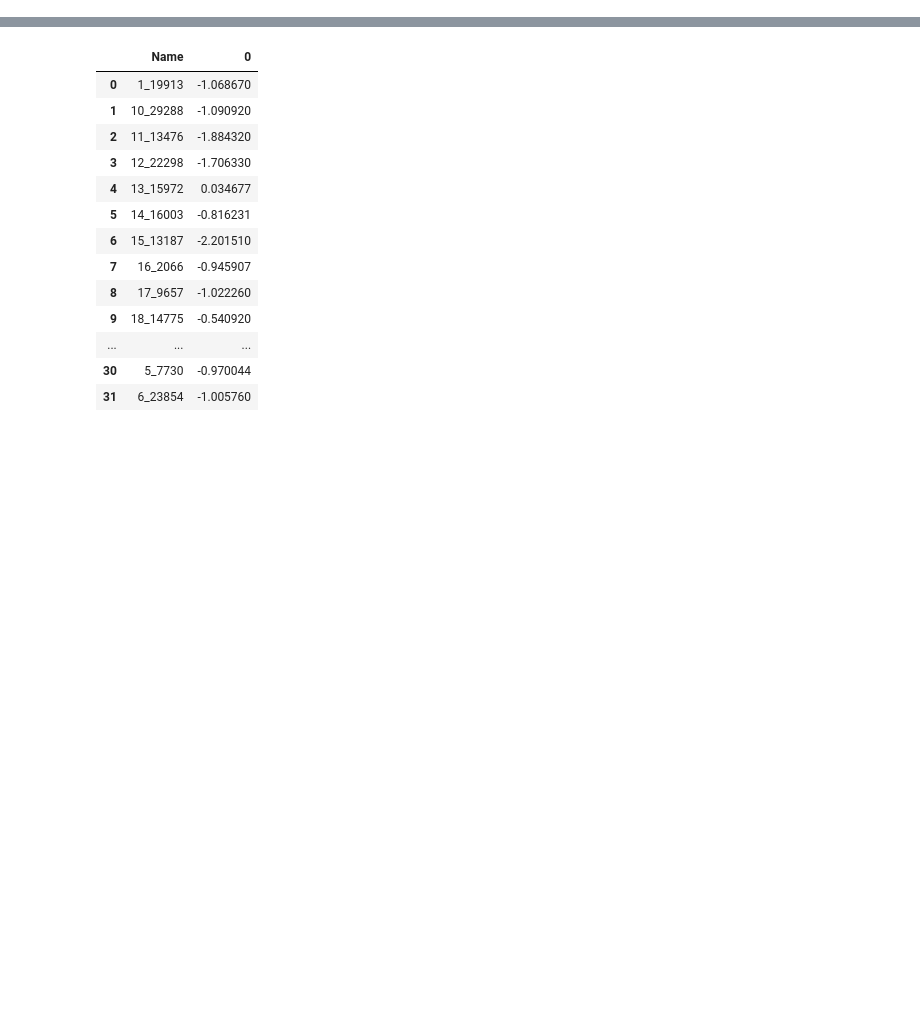
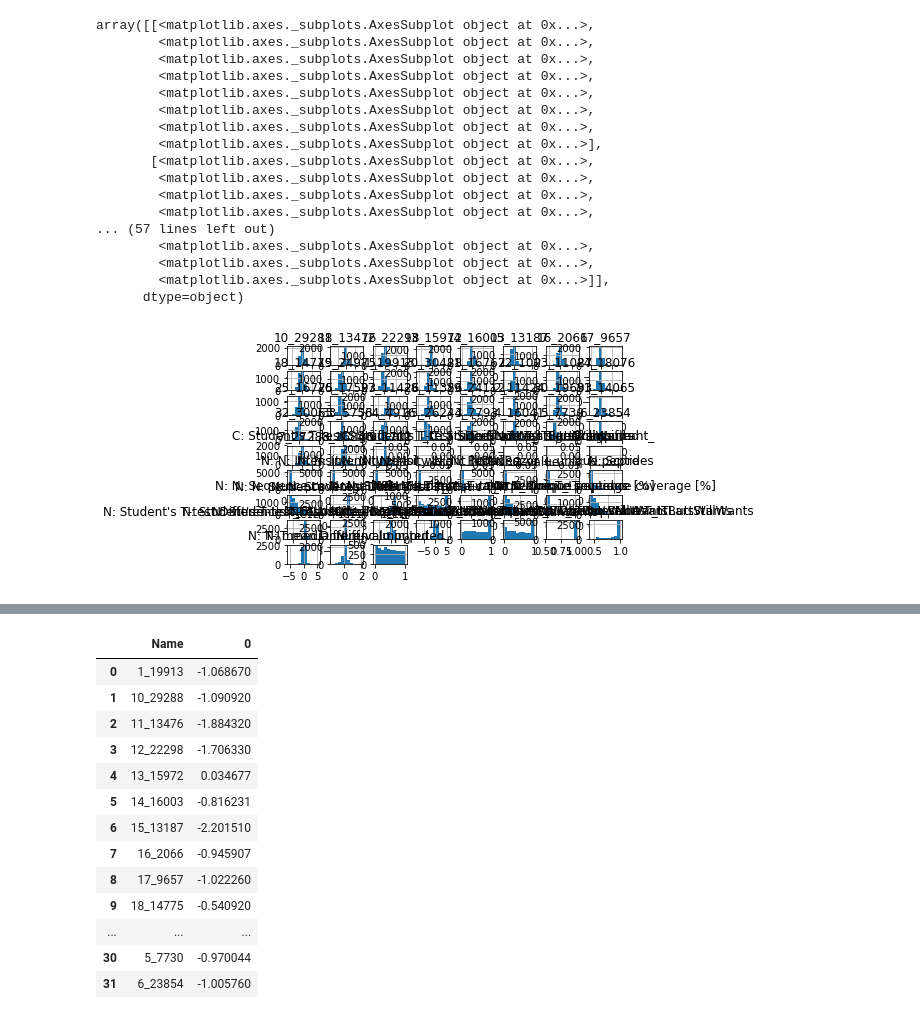
Before and after one commit to animesh/notebooks, a Jupyter notebook: lymphomaTF.ipynb, the cells around one changed output, grey strips where cells are left out. Saved outputs shown, nothing was run; the diff lists cells and outputs as text; code cells hidden in the pictures; blank space fills up the shorter version.

```diff
--- a/lymphomaTF.ipynb
+++ b/lymphomaTF.ipynb
@@ -22 +35,23 @@ total 36M
+# %%
+df = pandas.read_table(cwd+"/"+inpD+"/Copy of SuperSILACpTtestLars DoesNotWantButtStillWantsremoved.txt")
+df.hist()
+# %% [output]
+array([[<matplotlib.axes._subplots.AxesSubplot object at 0x...>,
+        <matplotlib.axes._subplots.AxesSubplot object at 0x...>,
+        <matplotlib.axes._subplots.AxesSubplot object at 0x...>,
+        <matplotlib.axes._subplots.AxesSubplot object at 0x...>,
+        <matplotlib.axes._subplots.AxesSubplot object at 0x...>,
+        <matplotlib.axes._subplots.AxesSubplot object at 0x...>,
+        <matplotlib.axes._subplots.AxesSubplot object at 0x...>,
+        <matplotlib.axes._subplots.AxesSubplot object at 0x...>],
+       [<matplotlib.axes._subplots.AxesSubplot object at 0x...>,
+        <matplotlib.axes._subplots.AxesSubplot object at 0x...>,
+        <matplotlib.axes._subplots.AxesSubplot object at 0x...>,
+        <matplotlib.axes._subplots.AxesSubplot object at 0x...>,
+... (57 lines left out)
+        <matplotlib.axes._subplots.AxesSubplot object at 0x...>,
+        <matplotlib.axes._subplots.AxesSubplot object at 0x...>,
+        <matplotlib.axes._subplots.AxesSubplot object at 0x...>]],
+      dtype=object)
+[figure, added]
 # %%
```
Also changed, not shown: parts of 9 cells of this notebook, 3 other files.
